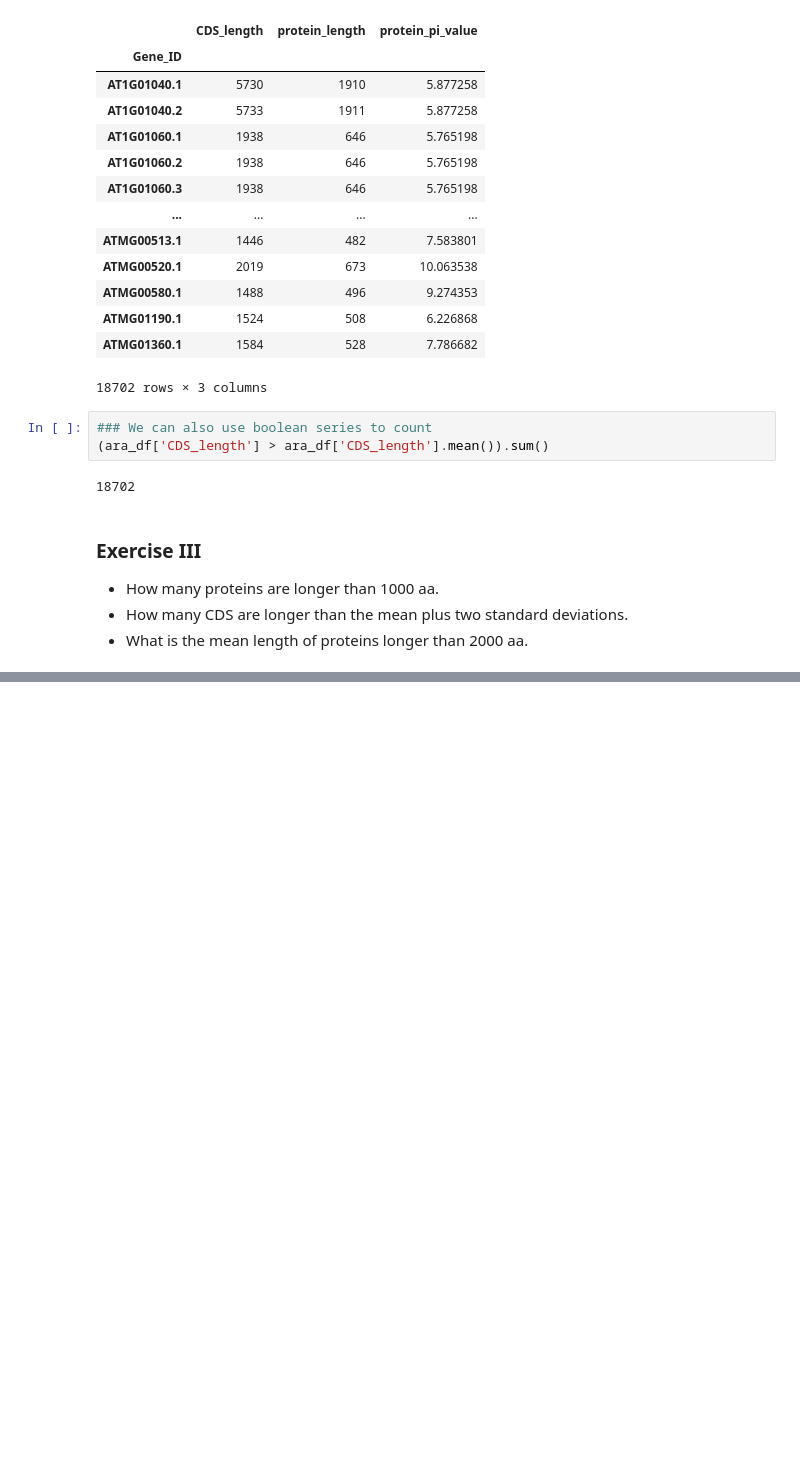
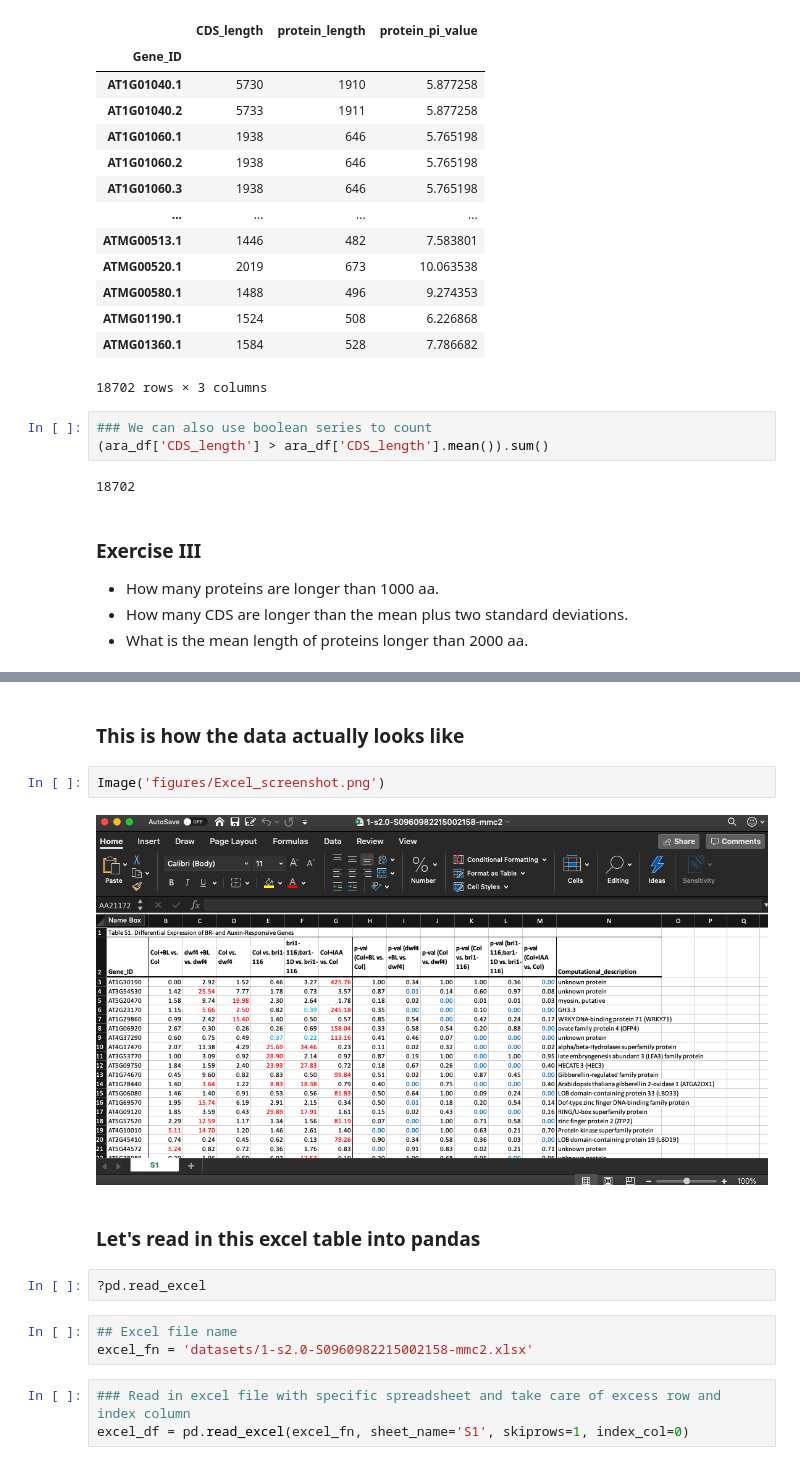
Before and after one commit to JanaSperschneider/Python_Intro_ANU_RSB, a Jupyter notebook: PythonProgramming_Session4.ipynb, the cells around one changed output, grey strips where cells are left out. Saved outputs shown, nothing was run; the diff lists cells and outputs as text; blank space fills up the shorter version.

```diff
--- a/PythonProgramming_Session4.ipynb
+++ b/PythonProgramming_Session4.ipynb
@@ -324,0 +341,16 @@ ara_df[ara_df['CDS_length'] > ara_df['CDS_length'].mean()]
+# %% [markdown]
+### This is how the data actually looks like
+# %%
+Image('figures/Excel_screenshot.png')
+# %% [output]
+[figure, added]
+# %% [markdown]
+### Let's read in this excel table into pandas
+# %%
+?pd.read_excel
+# %%
+## Excel file name
+excel_fn = 'datasets/1-s2.0-S0960982215002158-mmc2.xlsx'
+# %%
+### Read in excel file with specific spreadsheet and take care of excess row and index column
+excel_df = pd.read_excel(excel_fn, sheet_name='S1', skiprows=1, index_col=0)
```
Also changed, not shown: parts of 20 cells of this notebook.
